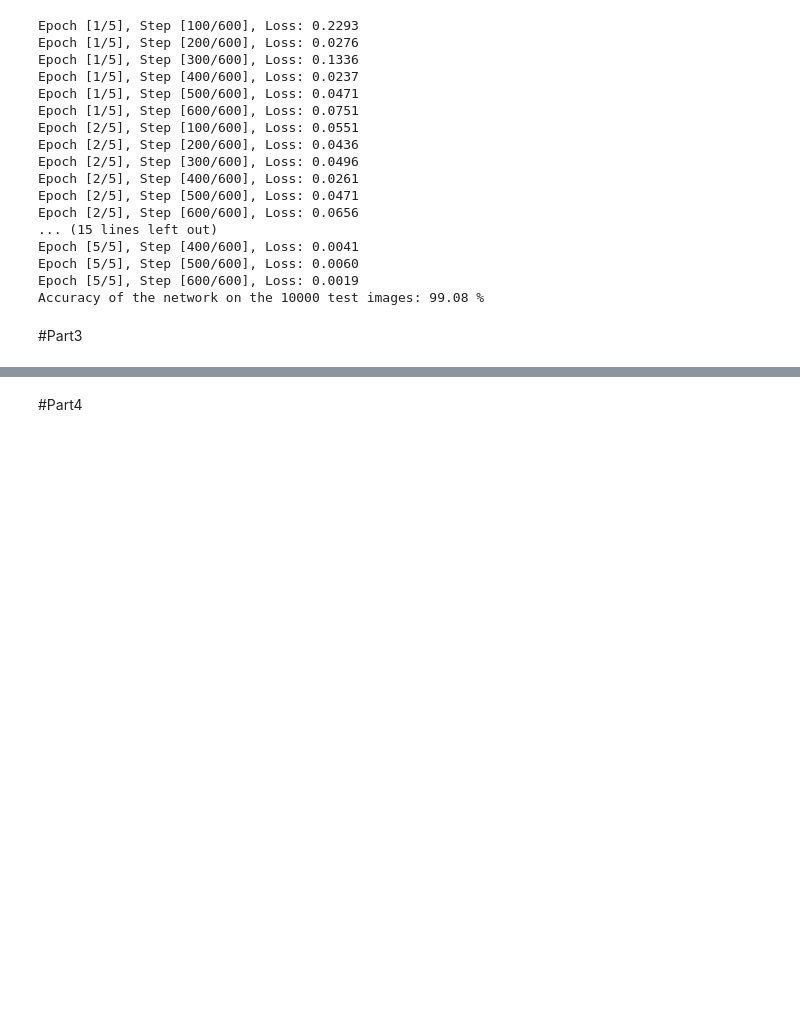
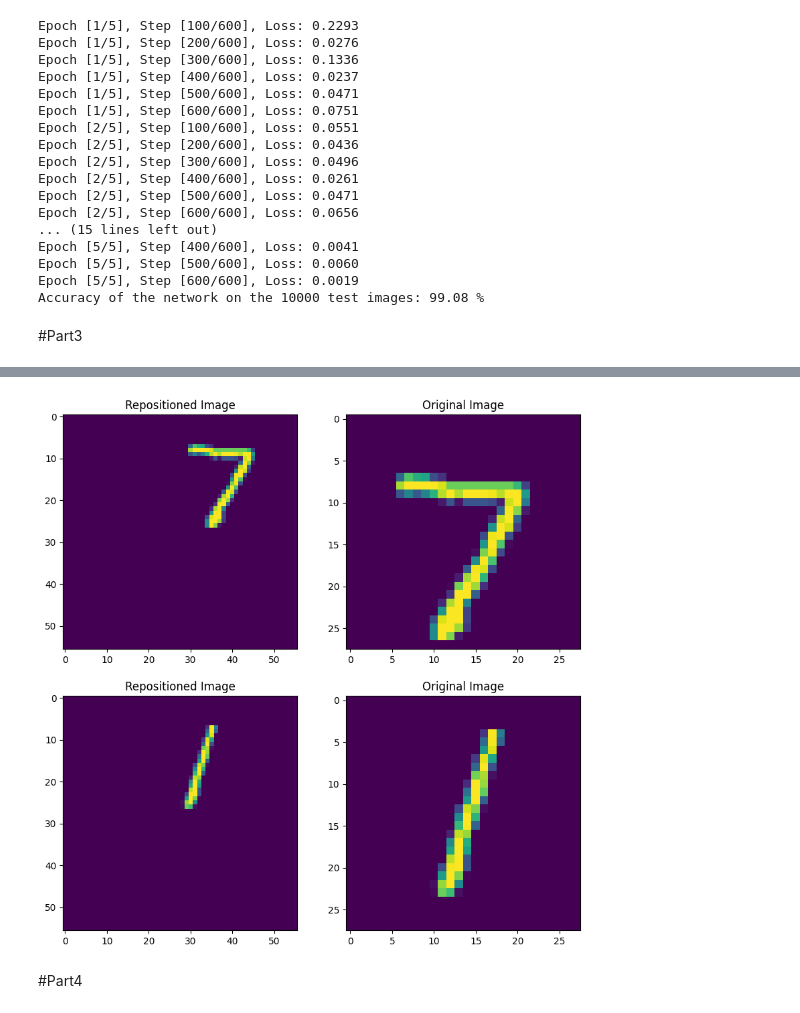
Before and after one commit to saikiranpennam/Neural-Networks, a Jupyter notebook: Assignment3_CS510.ipynb, the cells around one changed output, grey strips where cells are left out. Saved outputs shown, nothing was run; the diff lists cells and outputs as text; code cells hidden in the pictures; blank space fills up the shorter version.

```diff
--- a/Assignment3_CS510.ipynb
+++ b/Assignment3_CS510.ipynb
@@ -343,2 +441,29 @@ CNN Model accuracy: 4.62%
+# %%
+fig = plt.figure(figsize=(10, 10))
+
+# Plot the first image
+ax = fig.add_subplot(2, 2, 1)
+ax.imshow(x_test_repos[0])
+ax.set_title('Repositioned Image')
+
+# Plot the second image
+ax = fig.add_subplot(2, 2, 2)
+ax.imshow(test_images[0])
+ax.set_title('Original Image')
+
+# Plot the third image
+ax = fig.add_subplot(2, 2, 3)
+ax.imshow(x_test_repos[2])
+ax.set_title('Repositioned Image')
+
+# Plot the fourth image
+ax = fig.add_subplot(2, 2, 4)
+ax.imshow(test_images[2])
+ax.set_title('Original Image')
+
+# Show the plot
+plt.show()
+# %% [output]
+[figure, added]
 # %% [markdown]
 #Part4
```
Also changed, not shown: parts of 35 cells of this notebook.
